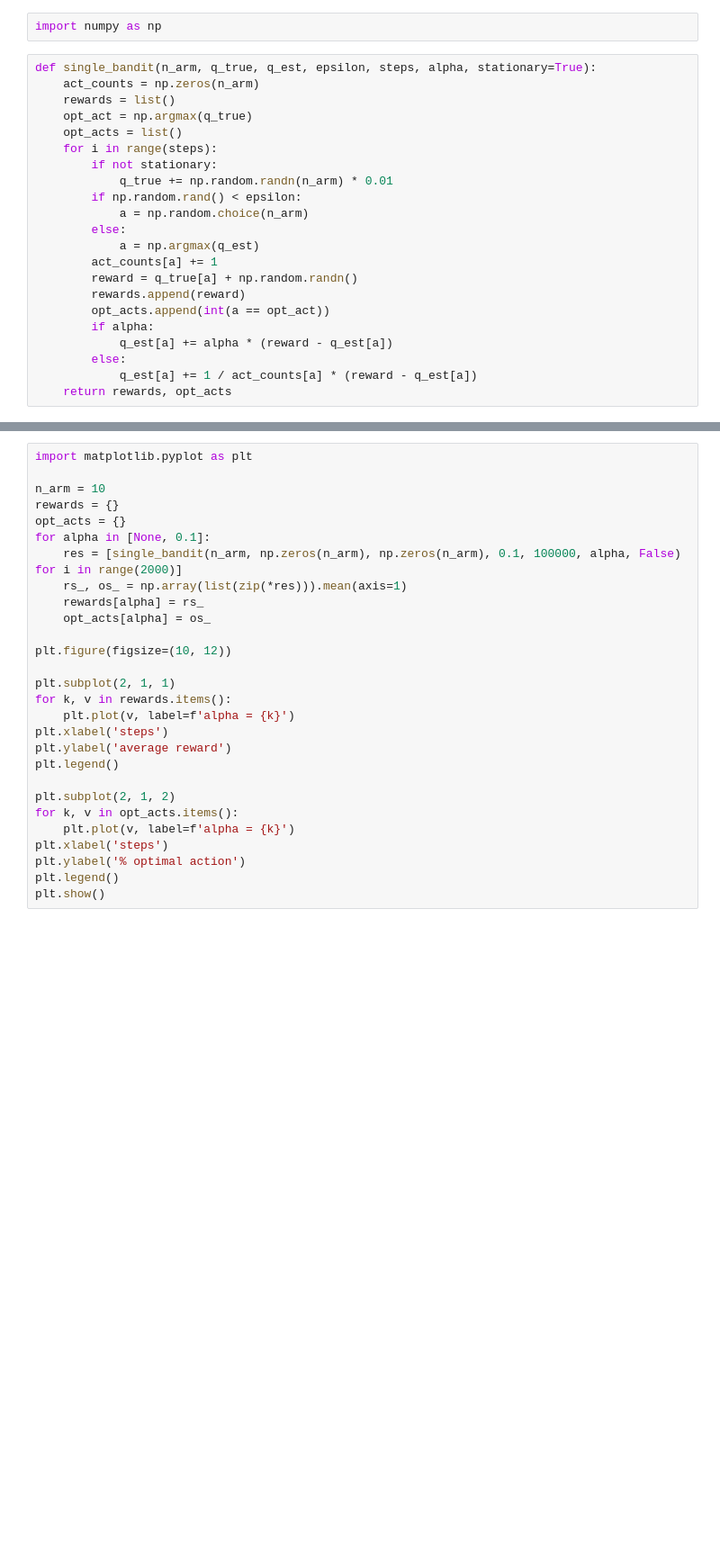
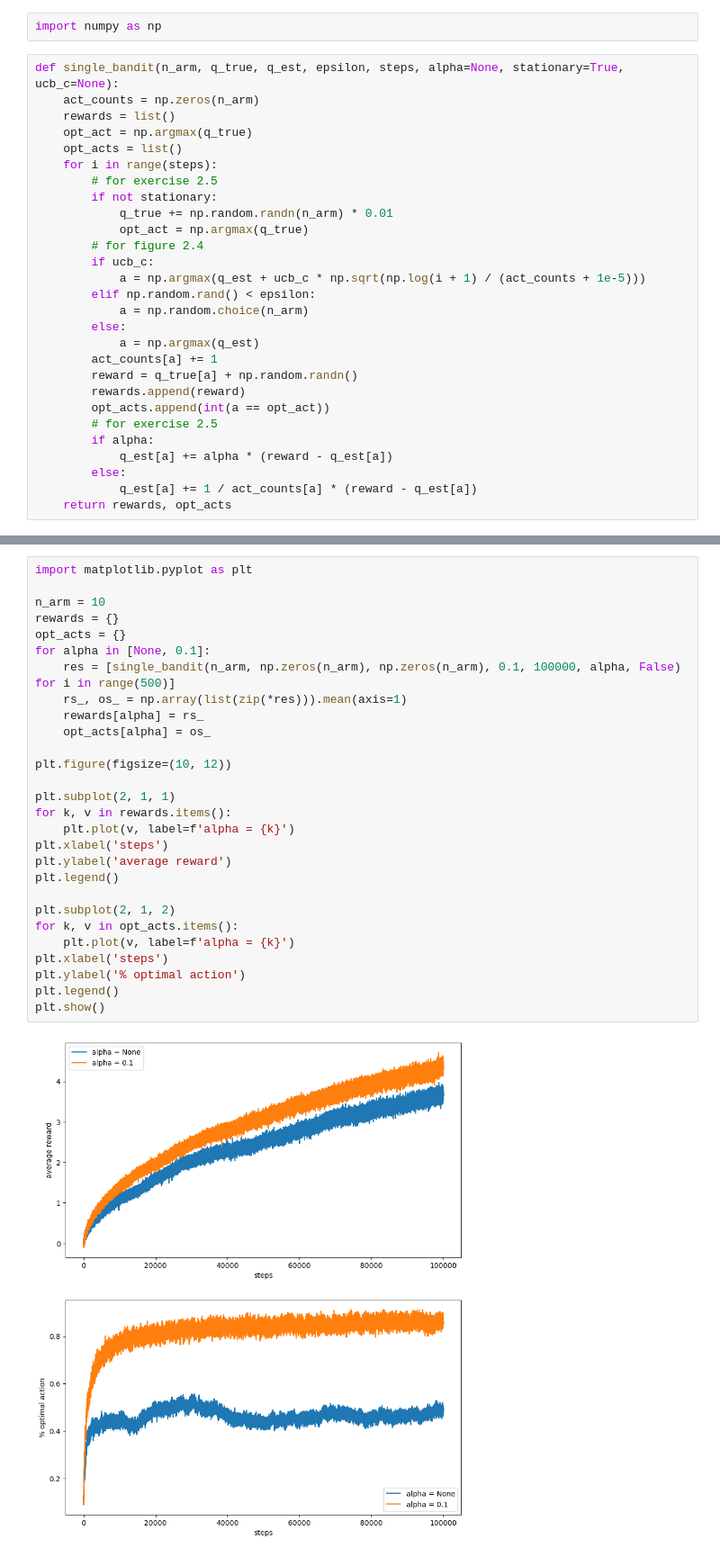
Before and after one commit to kbjiang/02_study, a Jupyter notebook: reinforcement-learning/sutton-barto/chapter-2.ipynb, the cells around one changed output, grey strips where cells are left out. Shown at 90% size. Saved outputs shown, nothing was run; the diff lists cells and outputs as text; blank space fills up the shorter version.

```diff
--- a/reinforcement-learning/sutton-barto/chapter-2.ipynb
+++ b/reinforcement-learning/sutton-barto/chapter-2.ipynb
@@ -1,15 +1,20 @@
 # %%
 import numpy as np
 # %%
-def single_bandit(n_arm, q_true, q_est, epsilon, steps, alpha, stationary=True):
+def single_bandit(n_arm, q_true, q_est, epsilon, steps, alpha=None, stationary=True, ucb_c=None):
     act_counts = np.zeros(n_arm)
     rewards = list()
     opt_act = np.argmax(q_true)
     opt_acts = list()
     for i in range(steps):
+        # for exercise 2.5
         if not stationary:
             q_true += np.random.randn(n_arm) * 0.01
-        if np.random.rand() < epsilon:
+            opt_act = np.argmax(q_true)
+        # for figure 2.4
+        if ucb_c:
+            a = np.argmax(q_est + ucb_c * np.sqrt(np.log(i + 1) / (act_counts + 1e-5)))
+        elif np.random.rand() < epsilon:
         	a = np.random.choice(n_arm)
         else:
         	a = np.argmax(q_est)
@@ -17,6 +22,7 @@ def single_bandit(n_arm, q_true, q_est, epsilon, steps, alpha, stationary=True):
         reward = q_true[a] + np.random.randn()
         rewards.append(reward)
         opt_acts.append(int(a == opt_act))
+        # for exercise 2.5
         if alpha:
             q_est[a] += alpha * (reward - q_est[a])
         else:
@@ -54,31 +62,33 @@ plt.show()
 # %%
 import matplotlib.pyplot as plt
 
 n_arm = 10
 rewards = {}
 opt_acts = {}
 for alpha in [None, 0.1]:
-	res = [single_bandit(n_arm, np.zeros(n_arm), np.zeros(n_arm), 0.1, 100000, alpha, False) for i in range(2000)]
+	res = [single_bandit(n_arm, np.zeros(n_arm), np.zeros(n_arm), 0.1, 100000, alpha, False) for i in range(500)]
 	rs_, os_ = np.array(list(zip(*res))).mean(axis=1)
 	rewards[alpha] = rs_
 	opt_acts[alpha] = os_
 
 plt.figure(figsize=(10, 12))
 
 plt.subplot(2, 1, 1)
 for k, v in rewards.items():
 	plt.plot(v, label=f'alpha = {k}')
 plt.xlabel('steps')
 plt.ylabel('average reward')
 plt.legend()
 
 plt.subplot(2, 1, 2)
 for k, v in opt_acts.items():
 	plt.plot(v, label=f'alpha = {k}')
 plt.xlabel('steps')
 plt.ylabel('% optimal action')
 plt.legend()
 plt.show()
+# %% [output]
+[figure, added]
 # %%
 import matplotlib.pyplot as plt
 
```
Also changed, not shown: parts of 4 cells of this notebook.
